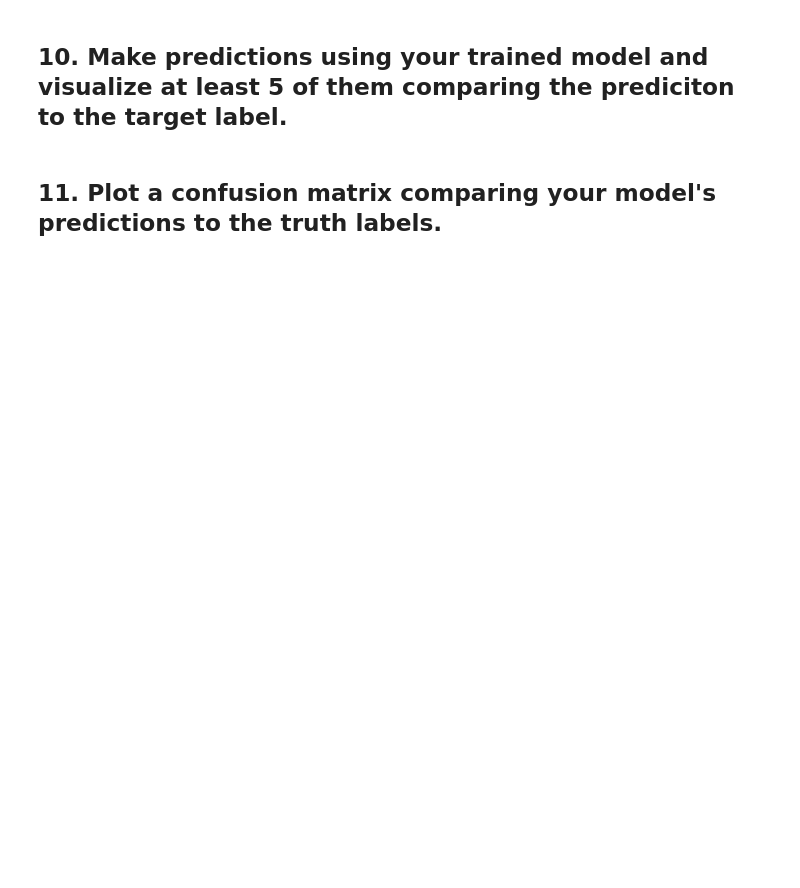
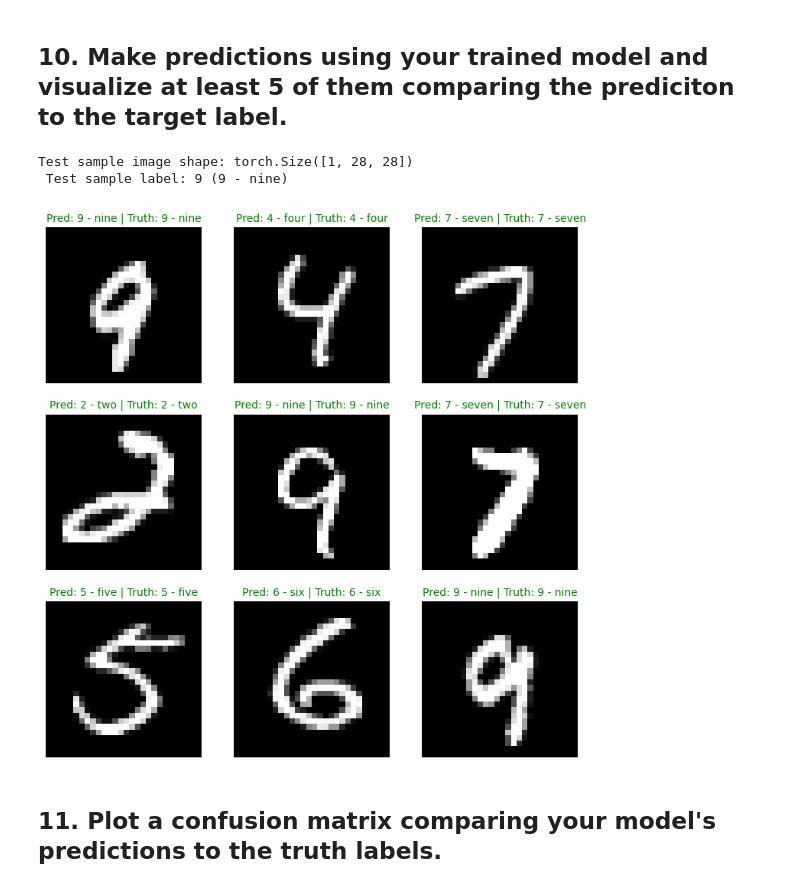
Before and after one commit to Ashes814/learn-pytorch, a Jupyter notebook: exercises/03_pytorch_computer_vision_exercises.ipynb, the cells around one changed output. Saved outputs shown, nothing was run; the diff lists cells and outputs as text; code cells hidden in the pictures; blank space fills up the shorter version.

```diff
--- a/exercises/03_pytorch_computer_vision_exercises.ipynb
+++ b/exercises/03_pytorch_computer_vision_exercises.ipynb
@@ -235,0 +301,20 @@ def test_step(model: torch.nn.Module,
+# %%
+model_exe = model_exe.to(device_cpu)
+epochs = 3
+for epoch in tqdm(range(epochs)):
+    print(f"Epoch: {epoch}\n--------")
+    train_step(data_loader=train_loader,
+               model=model_exe,
+               loss_fn=loss_fn,
+               optimizer=optimizer,
+               accuracy_fn=accuracy_fn,
+               device=device_cpu)
+    test_step(data_loader=test_loader,
+              model=model_exe,
+              loss_fn=loss_fn,
+              accuracy_fn=accuracy_fn,
+              device=device_cpu)
+train_time_end_model_2 = timer()
+total_train_time_model_2 = print_train_time(start=train_time_start_model_2,
+                                            end=train_time_end_model_2,
+                                            device=device_cpu)
@@ -236,4 +338,52 @@ def test_step(model: torch.nn.Module,
 # %% [markdown]
 ## 10. Make predictions using your trained model and visualize at least 5 of them comparing the prediciton to the target label.
+# %%
+def make_predictions(model: torch.nn.Module, data:list, device: torch.device = device_gpu):
+    pred_probs = []
+    model.eval()
+    with torch.inference_mode():
+        for sample in data:
+            #Prepare sample
+            sample = torch.unsqueeze(sample, dim=0).to(device)
+
+            pred_logit = model(sample)
+
+            pred_prob = torch.softmax(pred_logit.squeeze(), dim=0)
+
+            pred_probs.append(pred_prob.cpu())
+
+    return torch.stack(pred_probs)
+import random
+random.seed(42)
+test_samples = []
+test_labels = []
+for sample, label in random.sample(list(test_data), k=9):
+    test_samples.append(sample)
+    test_labels.append(label)
+pred_probs = make_predictions(model=model_exe,
+                              data=test_samples)
+pred_classes = pred_probs.argmax(dim=1)
+
+print(f"Test sample image shape: {test_samples[0].shape}\n Test sample label: {test_labels[0]} ({train_data.classes[test_labels[0]]})")
+plt.figure(figsize=(9,9))
+
+nrows = 3
+ncols = 3
+for i, sample in enumerate(test_samples):
+    plt.subplot(nrows, ncols, i+1)
+    plt.imshow(sample.squeeze(), cmap="gray")
+    pred_label = train_data.classes[pred_classes[i]]
+    truth_label = train_data.classes[test_labels[i]]
+    title_text = f"Pred: {pred_label} | Truth: {truth_label}"
+    if pred_label == truth_label:
+        plt.title(title_text, fontsize=10,color="green")
+    else:
+        plt.title(title_text, fontsize=10,color="red")
+
+    plt.axis(False)
+# %% [output]
+Test sample image shape: torch.Size([1, 28, 28])
+ Test sample label: 9 (9 - nine)
+[figure, added]
 # %% [markdown]
 ## 11. Plot a confusion matrix comparing your model's predictions to the truth labels.
```
Also changed, not shown: parts of 5 cells of this notebook.
